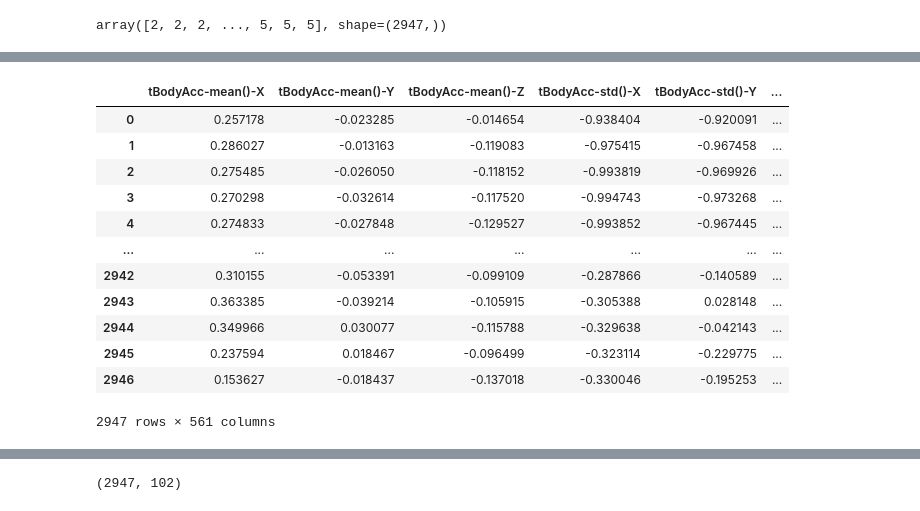
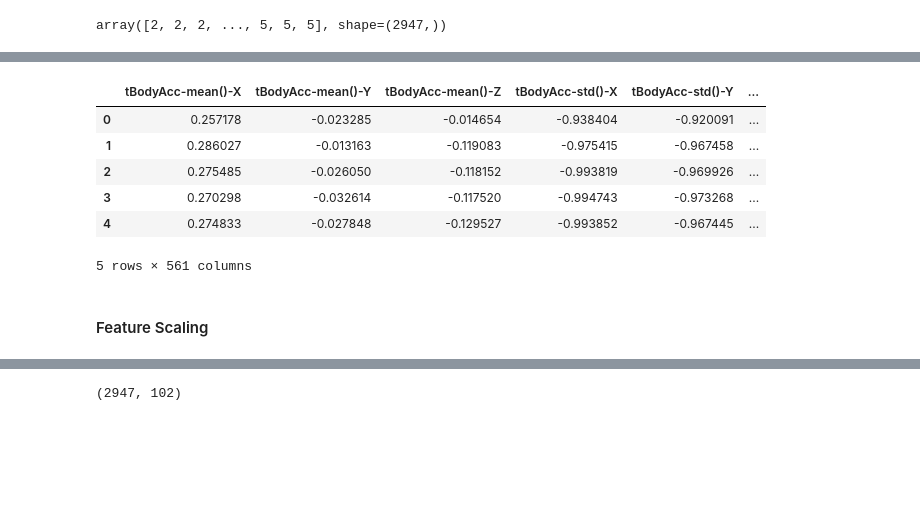
Before and after one commit to solar-node/Human-Activity-Recognition, a Jupyter notebook: human-activity-recognition.ipynb, the cells around one changed output, grey strips where cells are left out. Saved outputs shown, nothing was run; the diff lists cells and outputs as text; code cells hidden in the pictures; blank space fills up the shorter version.

```diff
--- a/human-activity-recognition.ipynb
+++ b/human-activity-recognition.ipynb
@@ -329,19 +312,15 @@ X_train
 # %%
-X_test
+X_test.head()
 # %% [output]
 |  | tBodyAcc-mean()-X | tBodyAcc-mean()-Y | tBodyAcc-mean()-Z | tBodyAcc-std()-X | tBodyAcc-std()-Y | ... |
 | 0 | 0.257178 | -0.023285 | -0.014654 | -0.938404 | -0.920091 | ... |
 | 1 | 0.286027 | -0.013163 | -0.119083 | -0.975415 | -0.967458 | ... |
 | 2 | 0.275485 | -0.026050 | -0.118152 | -0.993819 | -0.969926 | ... |
 | 3 | 0.270298 | -0.032614 | -0.117520 | -0.994743 | -0.973268 | ... |
 | 4 | 0.274833 | -0.027848 | -0.129527 | -0.993852 | -0.967445 | ... |
-| ... | ... | ... | ... | ... | ... | ... |
-| 2942 | 0.310155 | -0.053391 | -0.099109 | -0.287866 | -0.140589 | ... |
-| 2943 | 0.363385 | -0.039214 | -0.105915 | -0.305388 | 0.028148 | ... |
-| 2944 | 0.349966 | 0.030077 | -0.115788 | -0.329638 | -0.042143 | ... |
-| 2945 | 0.237594 | 0.018467 | -0.096499 | -0.323114 | -0.229775 | ... |
-| 2946 | 0.153627 | -0.018437 | -0.137018 | -0.330046 | -0.195253 | ... |
-2947 rows × 561 columns
+5 rows × 561 columns
+# %% [markdown]
+#### Feature Scaling
 # %%
 # Now we'll apply feature scaling to all transform the features
 from sklearn.preprocessing import StandardScaler
```
Also changed, not shown: parts of 99 cells of this notebook, 9 other files.
